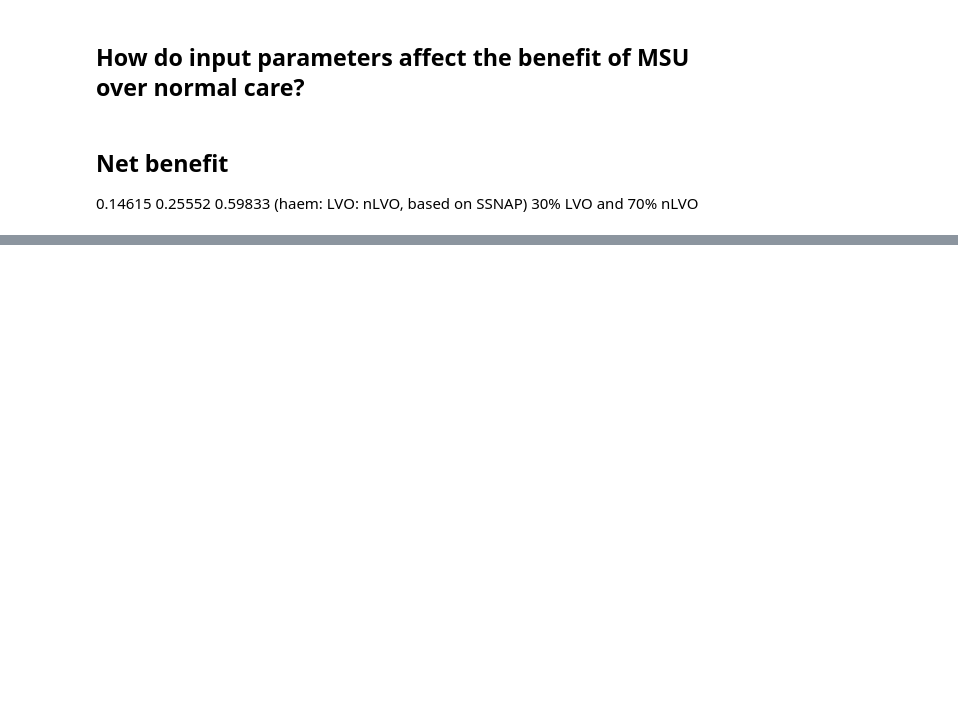
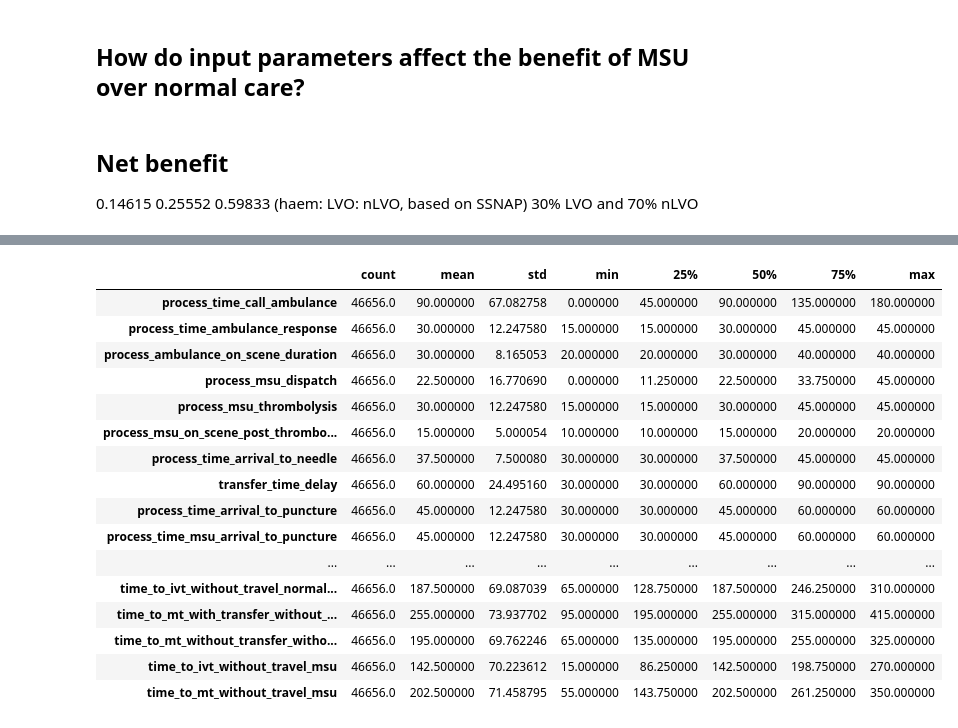
Before and after one commit to stroke-modelling/muster2, a Jupyter notebook: scenario_analysis/scenario_1_analysis.ipynb, the cells around one changed output, grey strips where cells are left out. Cells and saved outputs as stored; diff of their text form; code cells hidden in the pictures; blank space fills up the shorter version.

```diff
--- a/scenario_analysis/scenario_1_analysis.ipynb
+++ b/scenario_analysis/scenario_1_analysis.ipynb
@@ -411,0 +409,22 @@ KeyError: 'msu_net_benefit'
+# %%
+summary = results.describe().T
+summary.to_csv('summary_stats.csv', index_label='Variable')
+summary
+# %% [output]
+|  | count | mean | std | min | 25% | 50% | 75% | max |
+| process_time_call_ambulance | 46656.0 | 90.000000 | 67.082758 | 0.000000 | 45.000000 | 90.000000 | 135.000000 | 180.000000 |
+| process_time_ambulance_response | 46656.0 | 30.000000 | 12.247580 | 15.000000 | 15.000000 | 30.000000 | 45.000000 | 45.000000 |
+| process_ambulance_on_scene_duration | 46656.0 | 30.000000 | 8.165053 | 20.000000 | 20.000000 | 30.000000 | 40.000000 | 40.000000 |
+| process_msu_dispatch | 46656.0 | 22.500000 | 16.770690 | 0.000000 | 11.250000 | 22.500000 | 33.750000 | 45.000000 |
+| process_msu_thrombolysis | 46656.0 | 30.000000 | 12.247580 | 15.000000 | 15.000000 | 30.000000 | 45.000000 | 45.000000 |
+| process_msu_on_scene_post_thrombo... | 46656.0 | 15.000000 | 5.000054 | 10.000000 | 10.000000 | 15.000000 | 20.000000 | 20.000000 |
+| process_time_arrival_to_needle | 46656.0 | 37.500000 | 7.500080 | 30.000000 | 30.000000 | 37.500000 | 45.000000 | 45.000000 |
+| transfer_time_delay | 46656.0 | 60.000000 | 24.495160 | 30.000000 | 30.000000 | 60.000000 | 90.000000 | 90.000000 |
+| process_time_arrival_to_puncture | 46656.0 | 45.000000 | 12.247580 | 30.000000 | 30.000000 | 45.000000 | 60.000000 | 60.000000 |
+| process_time_msu_arrival_to_puncture | 46656.0 | 45.000000 | 12.247580 | 30.000000 | 30.000000 | 45.000000 | 60.000000 | 60.000000 |
+| ... | ... | ... | ... | ... | ... | ... | ... | ... |
+| time_to_ivt_without_travel_normal... | 46656.0 | 187.500000 | 69.087039 | 65.000000 | 128.750000 | 187.500000 | 246.250000 | 310.000000 |
+| time_to_mt_with_transfer_without_... | 46656.0 | 255.000000 | 73.937702 | 95.000000 | 195.000000 | 255.000000 | 315.000000 | 415.000000 |
+| time_to_mt_without_transfer_witho... | 46656.0 | 195.000000 | 69.762246 | 65.000000 | 135.000000 | 195.000000 | 255.000000 | 325.000000 |
+| time_to_ivt_without_travel_msu | 46656.0 | 142.500000 | 70.223612 | 15.000000 | 86.250000 | 142.500000 | 198.750000 | 270.000000 |
+| time_to_mt_without_travel_msu | 46656.0 | 202.500000 | 71.458795 | 55.000000 | 143.750000 | 202.500000 | 261.250000 | 350.000000 |
```
Also changed, not shown: parts of 3 cells of this notebook, 7 other files.
